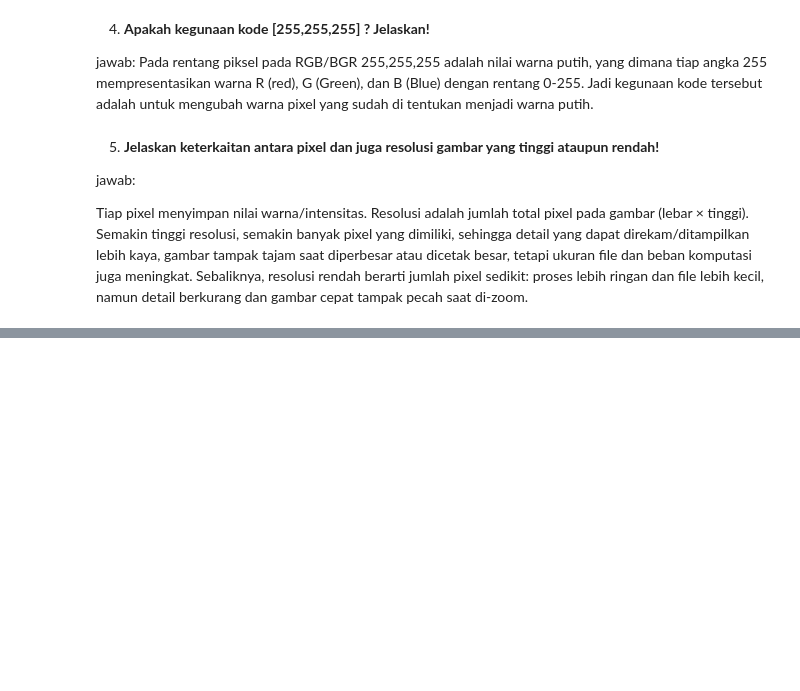
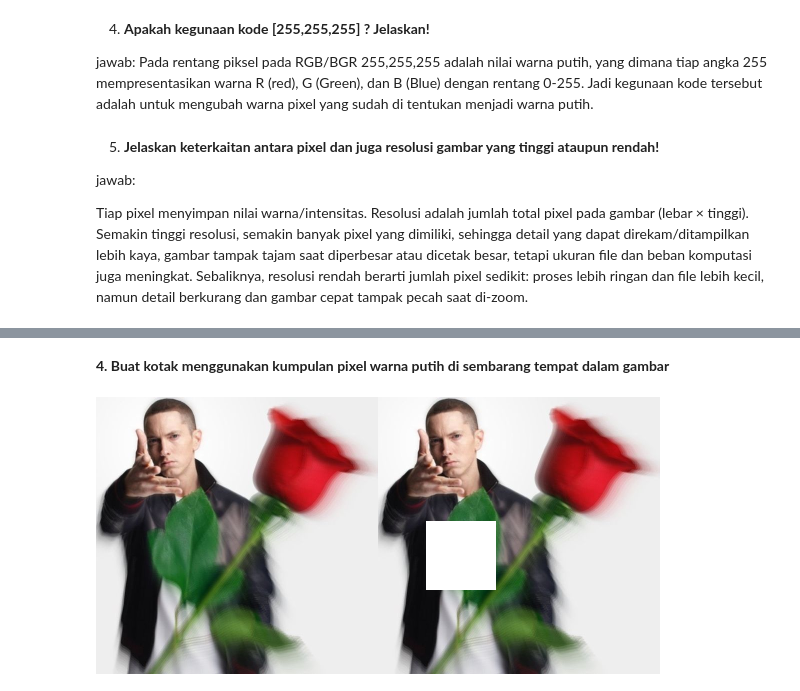
Before and after one commit to NathanaelGracedo/PCVK_2025, a Jupyter notebook: Week1.ipynb, the cells around one changed output, grey strips where cells are left out. Drawn from its saved outputs; the diff is of its cells as text; code cells hidden in the pictures; blank space fills up the shorter version.

```diff
--- a/Week1.ipynb
+++ b/Week1.ipynb
@@ -107,0 +159,23 @@ Tiap pixel menyimpan nilai warna/intensitas. Resolusi adalah jumlah total pixel
+# %% [markdown]
+**4. Buat kotak menggunakan kumpulan pixel warna putih di sembarang tempat dalam gambar**
+# %%
+image_2 = cv.cvtColor(image, cv.COLOR_BGR2RGB)
+tinggi, lebar = image_2.shape[:2]
+
+# Ukuran kotak
+box_w = max(10, lebar // 4)
+box_h = max(10, tinggi // 4)
+
+# Mengisiasi posisi acak agar kotak tetap berada di dalam gambar
+x1 = np.random.randint(0, max(1, lebar - box_w))
+y1 = np.random.randint(0, max(1, tinggi - box_h))
+x2 = x1 + box_w - 1
+y2 = y1 + box_h - 1
+
+image_3 = image_2.copy()
+cv.rectangle(image_3, (x1, y1), (x2, y2), (255, 255, 255), thickness=-1)
+
+final_frame = cv.hconcat((image_2, image_3))
+cv2_imshow(final_frame)
+# %% [output]
+[figure, added]
```
Also changed, not shown: parts of 7 cells of this notebook.
